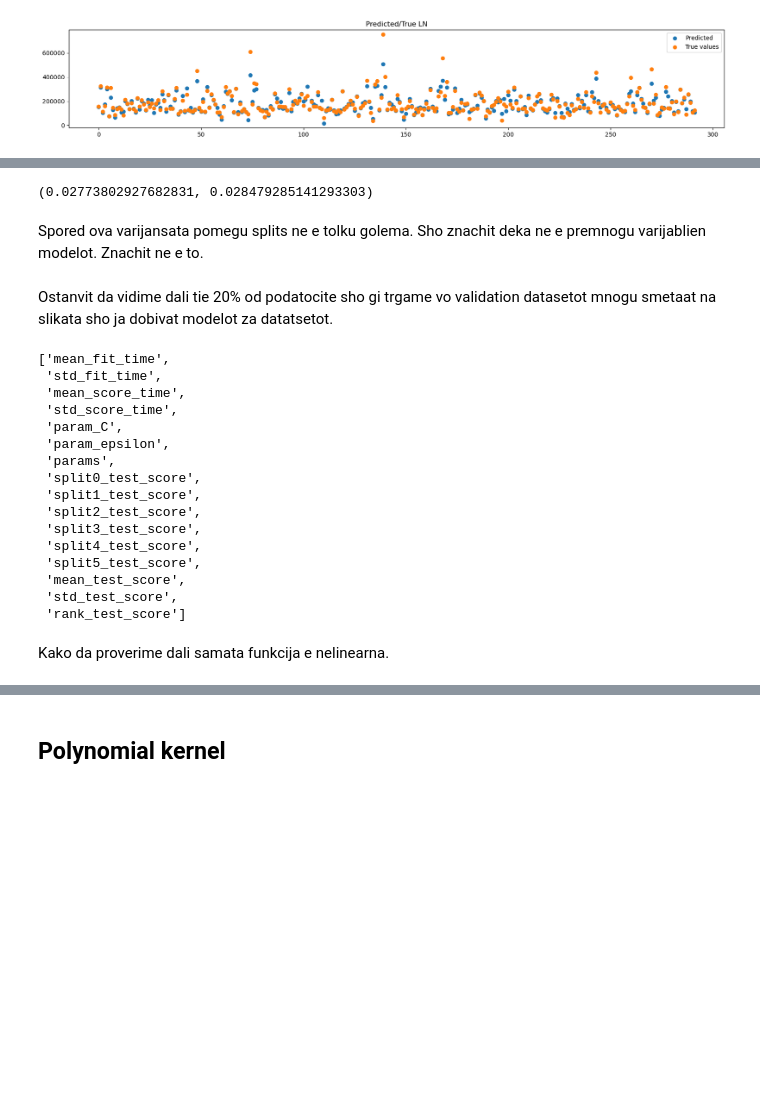
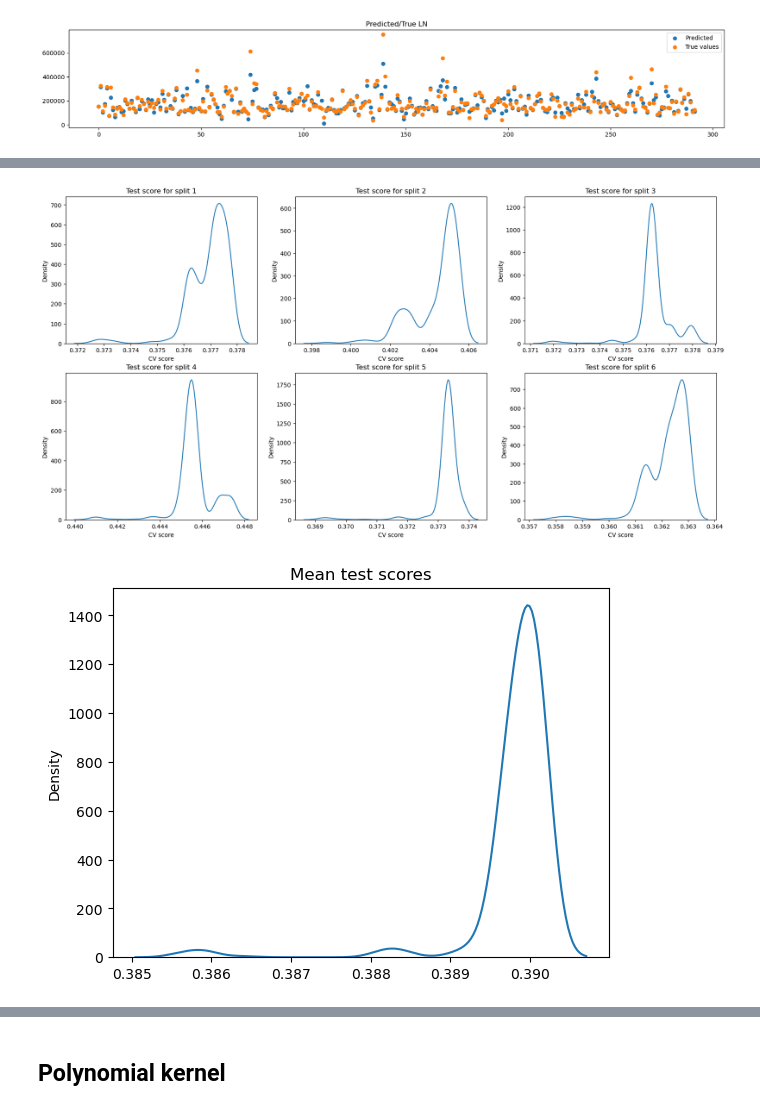
Before and after one commit to viki123v/housing-prices-analysis, a Jupyter notebook: notebooks/svm.ipynb, the cells around one changed output, grey strips where cells are left out. Saved outputs shown, nothing was run; the diff lists cells and outputs as text; code cells hidden in the pictures; blank space fills up the shorter version.

```diff
--- a/notebooks/svm.ipynb
+++ b/notebooks/svm.ipynb
@@ -297,30 +298,19 @@ Ako ne e to togash premnogu imat varijansa, bidejki ochigledno za train dataseto
-# %%
-tmp=sorted(fine_tuner.cv_results_['std_test_score'])
-tmp[0],tmp[-1]
-# %% [output]
-(0.02773802927682831, 0.028479285141293303)
-# %% [markdown]
-Spored ova varijansata pomegu splits ne e tolku golema. Sho znachit deka ne e premnogu varijablien modelot. Znachit ne e to.
-# %% [markdown]
-Ostanvit da vidime dali tie 20% od podatocite sho gi trgame vo validation datasetot mnogu smetaat na slikata sho ja dobivat modelot za datatsetot.
-# %%
-list(fine_tuner.cv_results_.keys())
-# %% [output]
-['mean_fit_time',
- 'std_fit_time',
- 'mean_score_time',
- 'std_score_time',
- 'param_C',
- 'param_epsilon',
- 'params',
- 'split0_test_score',
- 'split1_test_score',
- 'split2_test_score',
- 'split3_test_score',
- 'split4_test_score',
- 'split5_test_score',
- 'mean_test_score',
- 'std_test_score',
- 'rank_test_score']
-# %% [markdown]
-Kako da proverime dali samata funkcija e nelinearna.
+# %%
+fig,axs=plt.subplots(nrows=2,ncols=3,figsize=(20,10))
+
+for i in range(6):
+    row=int(i/3)
+    col=(i%3)
+
+    sns.kdeplot(fine_tuner.cv_results_[f'split{i}_test_score'],ax=axs[row,col])
+    axs[row,col].set_title(f'Test score for split {i+1}')
+    axs[row,col].set_xlabel("CV score")
+
+plt.show()
+
+plt.title("Mean test scores")
+sns.kdeplot(fine_tuner.cv_results_['mean_test_score'])
+plt.show()
+# %% [output]
+[figure, added]
+[figure, added]
```
Also changed, not shown: parts of 38 cells of this notebook.
